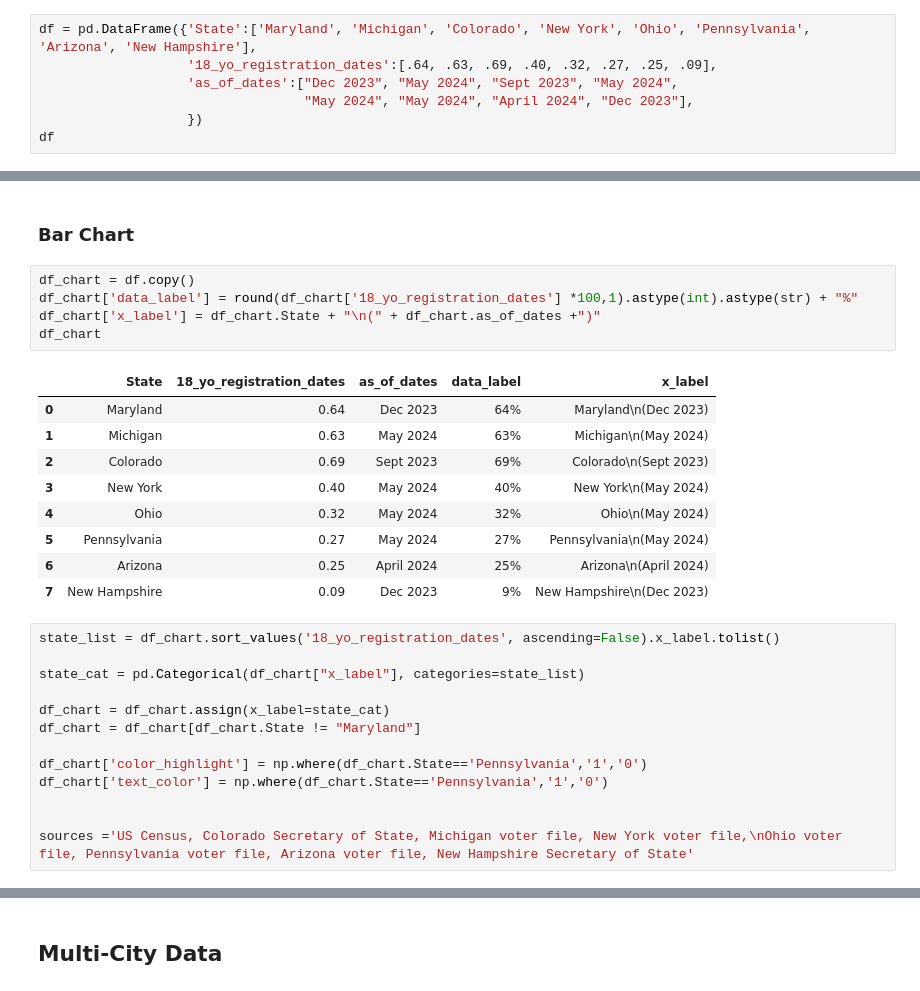
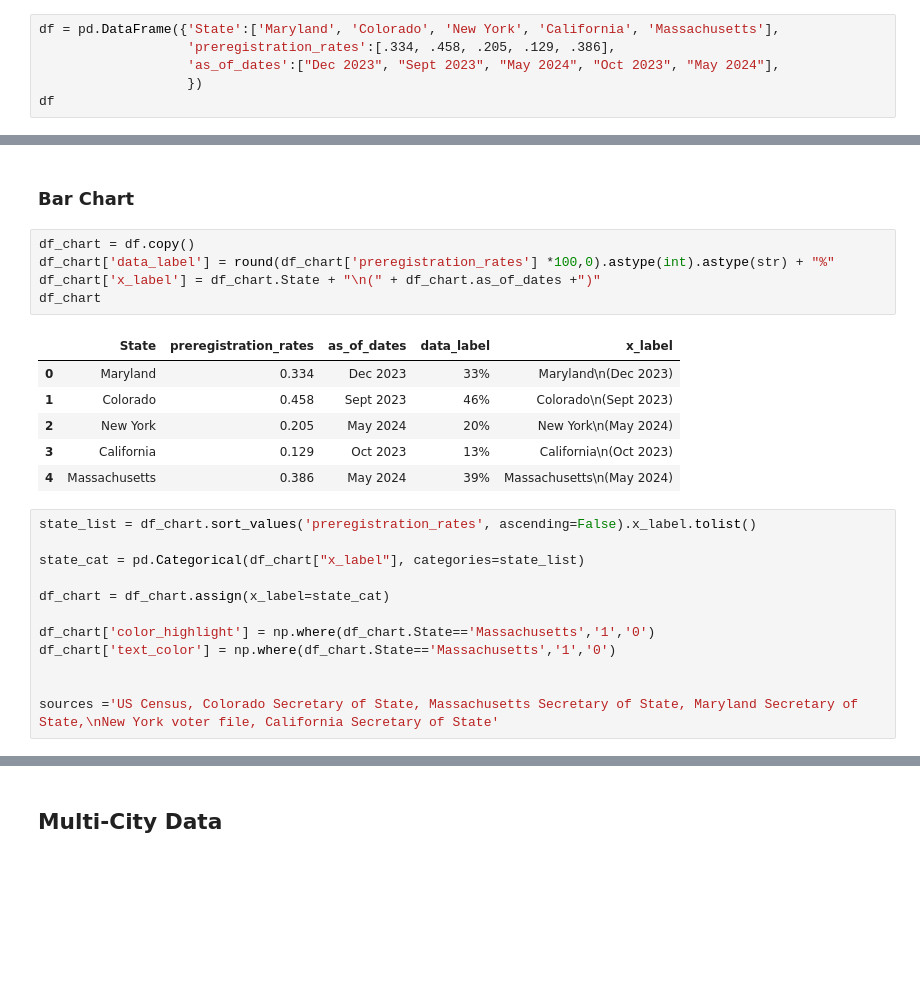
Before and after one commit to CivicsCenter/massachusetts, a Jupyter notebook: Scorecards/ma_scrorecard_blog_multistate_graph_202405.ipynb, the cells around one changed output, grey strips where cells are left out. Cells and saved outputs as stored; diff of their text form; blank space fills up the shorter version.

```diff
--- a/Scorecards/ma_scrorecard_blog_multistate_graph_202405.ipynb
+++ b/Scorecards/ma_scrorecard_blog_multistate_graph_202405.ipynb
@@ -16,10 +16,9 @@ logo_file = '/Users/sarah/Documents/GitHub/TCC/team-set-up/all blue logo-03-smal
 # %% [markdown]
 ## MultiState Data
 # %%
-df = pd.DataFrame({'State':['Maryland', 'Michigan', 'Colorado', 'New York', 'Ohio', 'Pennsylvania', 'Arizona', 'New Hampshire'],
-                   '18_yo_registration_dates':[.64, .63, .69, .40, .32, .27, .25, .09],
-                   'as_of_dates':["Dec 2023", "May 2024", "Sept 2023", "May 2024",
-                                  "May 2024", "May 2024", "April 2024", "Dec 2023"],
+df = pd.DataFrame({'State':['Maryland', 'Colorado', 'New York', 'California', 'Massachusetts'],
+                   'preregistration_rates':[.334, .458, .205, .129, .386],
+                   'as_of_dates':["Dec 2023", "Sept 2023", "May 2024", "Oct 2023", "May 2024"],
                    })
 df
 # %% [output]
@@ -43,30 +39,26 @@ highlightcolor = '#ffe047'
 ### Bar Chart
 # %%
 df_chart = df.copy()
-df_chart['data_label'] = round(df_chart['18_yo_registration_dates'] *100,1).astype(int).astype(str) + "%"
+df_chart['data_label'] = round(df_chart['preregistration_rates'] *100,0).astype(int).astype(str) + "%"
 df_chart['x_label'] = df_chart.State + "\n(" + df_chart.as_of_dates +")"
 df_chart
 # %% [output]
-|  | State | 18_yo_registration_dates | as_of_dates | data_label | x_label |
-| 0 | Maryland | 0.64 | Dec 2023 | 64% | Maryland\n(Dec 2023) |
-| 1 | Michigan | 0.63 | May 2024 | 63% | Michigan\n(May 2024) |
-| 2 | Colorado | 0.69 | Sept 2023 | 69% | Colorado\n(Sept 2023) |
-| 3 | New York | 0.40 | May 2024 | 40% | New York\n(May 2024) |
-| 4 | Ohio | 0.32 | May 2024 | 32% | Ohio\n(May 2024) |
-| 5 | Pennsylvania | 0.27 | May 2024 | 27% | Pennsylvania\n(May 2024) |
-| 6 | Arizona | 0.25 | April 2024 | 25% | Arizona\n(April 2024) |
-| 7 | New Hampshire | 0.09 | Dec 2023 | 9% | New Hampshire\n(Dec 2023) |
+|  | State | preregistration_rates | as_of_dates | data_label | x_label |
+| 0 | Maryland | 0.334 | Dec 2023 | 33% | Maryland\n(Dec 2023) |
+| 1 | Colorado | 0.458 | Sept 2023 | 46% | Colorado\n(Sept 2023) |
+| 2 | New York | 0.205 | May 2024 | 20% | New York\n(May 2024) |
+| 3 | California | 0.129 | Oct 2023 | 13% | California\n(Oct 2023) |
+| 4 | Massachusetts | 0.386 | May 2024 | 39% | Massachusetts\n(May 2024) |
 # %%
-state_list = df_chart.sort_values('18_yo_registration_dates', ascending=False).x_label.tolist()
+state_list = df_chart.sort_values('preregistration_rates', ascending=False).x_label.tolist()
 
 state_cat = pd.Categorical(df_chart["x_label"], categories=state_list)
 
 df_chart = df_chart.assign(x_label=state_cat)
-df_chart = df_chart[df_chart.State != "Maryland"]
 
-df_chart['color_highlight'] = np.where(df_chart.State=='Pennsylvania','1','0')
-df_chart['text_color'] = np.where(df_chart.State=='Pennsylvania','1','0')
+df_chart['color_highlight'] = np.where(df_chart.State=='Massachusetts','1','0')
+df_chart['text_color'] = np.where(df_chart.State=='Massachusetts','1','0')
 
 
-sources ='US Census, Colorado Secretary of State, Michigan voter file, New York voter file,\nOhio voter file, Pennsylvania voter file, Arizona voter file, New Hampshire Secretary of State'
+sources ='US Census, Colorado Secretary of State, Massachusetts Secretary of State, Maryland Secretary of State,\nNew York voter file, California Secretary of State'
 # %%
```
Also changed, not shown: parts of 7 cells of this notebook, 2 other files.
